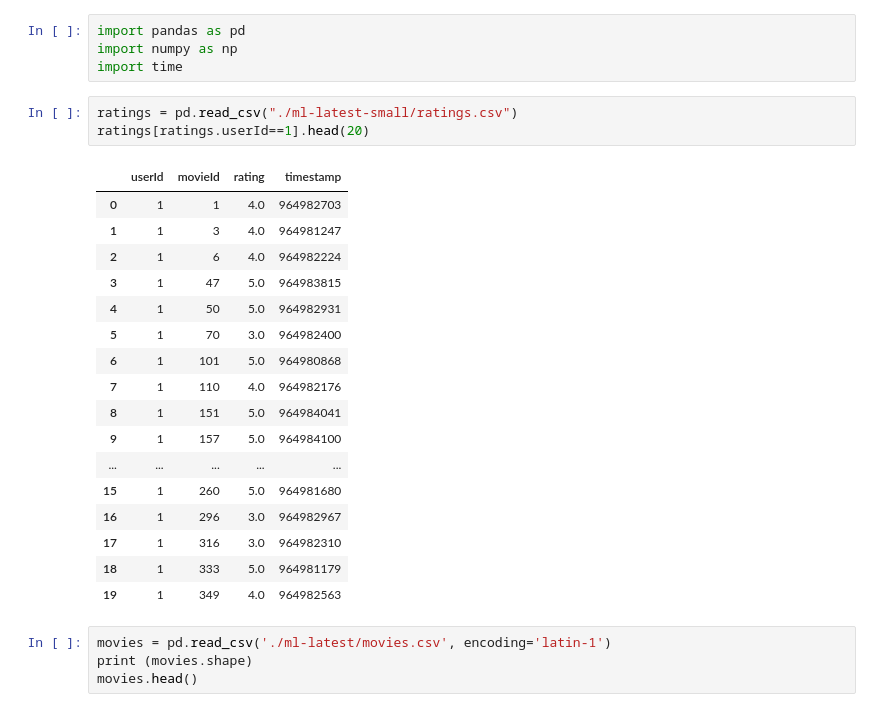
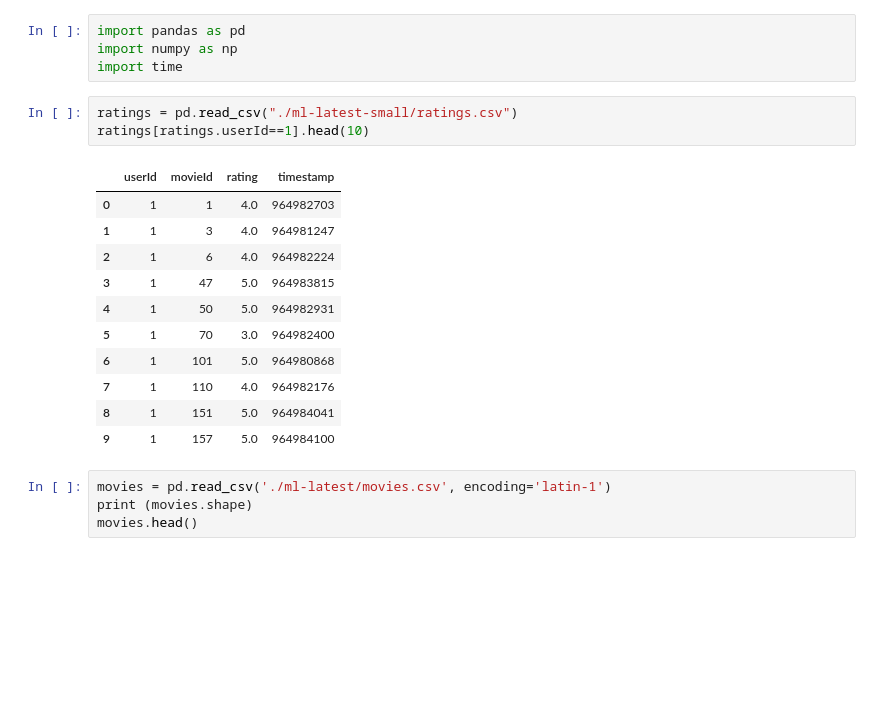
Before and after one commit to dzuhyoosg/Movie-Recommendation-System-2, a Jupyter notebook: MRS.ipynb, the cells around one changed output. Drawn from its saved outputs; the diff is of its cells as text; blank space fills up the shorter version.

```diff
--- a/MRS.ipynb
+++ b/MRS.ipynb
@@ -4,25 +4,19 @@ import numpy as np
 import time
 # %%
 ratings = pd.read_csv("./ml-latest-small/ratings.csv")
-ratings[ratings.userId==1].head(20)
+ratings[ratings.userId==1].head(10)
 # %% [output]
 |  | userId | movieId | rating | timestamp |
 | 0 | 1 | 1 | 4.0 | 964982703 |
 | 1 | 1 | 3 | 4.0 | 964981247 |
 | 2 | 1 | 6 | 4.0 | 964982224 |
 | 3 | 1 | 47 | 5.0 | 964983815 |
 | 4 | 1 | 50 | 5.0 | 964982931 |
 | 5 | 1 | 70 | 3.0 | 964982400 |
 | 6 | 1 | 101 | 5.0 | 964980868 |
 | 7 | 1 | 110 | 4.0 | 964982176 |
 | 8 | 1 | 151 | 5.0 | 964984041 |
 | 9 | 1 | 157 | 5.0 | 964984100 |
-| ... | ... | ... | ... | ... |
-| 15 | 1 | 260 | 5.0 | 964981680 |
-| 16 | 1 | 296 | 3.0 | 964982967 |
-| 17 | 1 | 316 | 3.0 | 964982310 |
-| 18 | 1 | 333 | 5.0 | 964981179 |
-| 19 | 1 | 349 | 4.0 | 964982563 |
 # %%
 movies = pd.read_csv('./ml-latest/movies.csv', encoding='latin-1')
 print (movies.shape)
```
Also changed, not shown: parts of 3 cells of this notebook.
